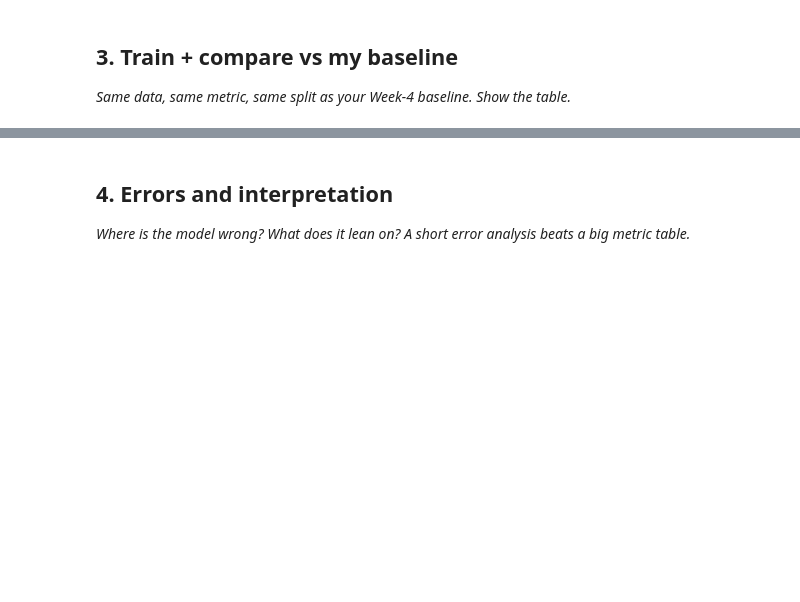
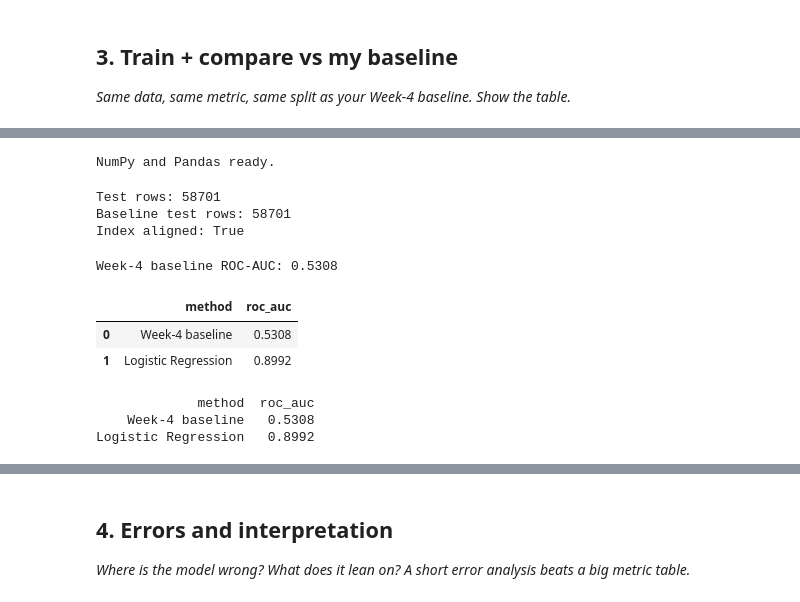
Before and after one commit to prarthanamahesh21-hub/flyrank-ml-internship, a Jupyter notebook: work/notebooks/w05_model.ipynb, the cells around one changed output, grey strips where cells are left out. Cells and saved outputs as stored; diff of their text form; code cells hidden in the pictures; blank space fills up the shorter version.

```diff
--- a/work/notebooks/w05_model.ipynb
+++ b/work/notebooks/w05_model.ipynb
@@ -29,0 +429,72 @@ This skeleton is yours to fill. Work the sections **in order** — each one has
+# %%
+import numpy as np
+import pandas as pd
+
+print("NumPy and Pandas ready.")
+# %% [output]
+NumPy and Pandas ready.
+# %%
+print("Test rows:", len(X_test))
+print("Baseline test rows:", len(baseline_test))
+print("Index aligned:", X_test.index.equals(baseline_test.index))
+# %% [output]
+Test rows: 58701
+Baseline test rows: 58701
+Index aligned: True
+# %%
+# Evaluate the exact Week-4 baseline on the same test pages
+
+baseline_test = features_w04.loc[X_test.index].copy()
+
+baseline_test["age_points"] = pd.cut(
+    baseline_test["content_age_days"],
+    bins=[-1, 90, 180, 365, np.inf],
+    labels=[0, 1, 2, 3]
+).astype(int)
+
+baseline_test["impression_points"] = pd.cut(
+    baseline_test["gsc_impressions_90d"].fillna(0),
+    bins=[-1, 0, 10, 100, 1000, np.inf],
+    labels=[0, 1, 2, 3, 4]
+).astype(int)
+
+baseline_test["baseline_score"] = (
+    baseline_test["age_points"]
+    + baseline_test["impression_points"]
+)
+
+baseline_scores = baseline_test["baseline_score"]
+
+baseline_auc = roc_auc_score(
+    y_test,
+    baseline_scores
+)
+
+print("Week-4 baseline ROC-AUC:", round(baseline_auc, 4))
+# %% [output]
+Week-4 baseline ROC-AUC: 0.5308
+# %%
+comparison = pd.DataFrame({
+    "method": [
+        "Week-4 baseline",
+        "Logistic Regression"
+    ],
+    "roc_auc": [
+        baseline_auc,
+        model_auc
+    ]
+})
+
+comparison["roc_auc"] = comparison["roc_auc"].round(4)
+
+comparison
+# %% [output]
+|  | method | roc_auc |
+| 0 | Week-4 baseline | 0.5308 |
+| 1 | Logistic Regression | 0.8992 |
+# %%
+print(comparison.to_string(index=False))
+# %% [output]
+             method  roc_auc
+    Week-4 baseline   0.5308
+Logistic Regression   0.8992
```
Also changed, not shown: parts of 26 cells of this notebook.
